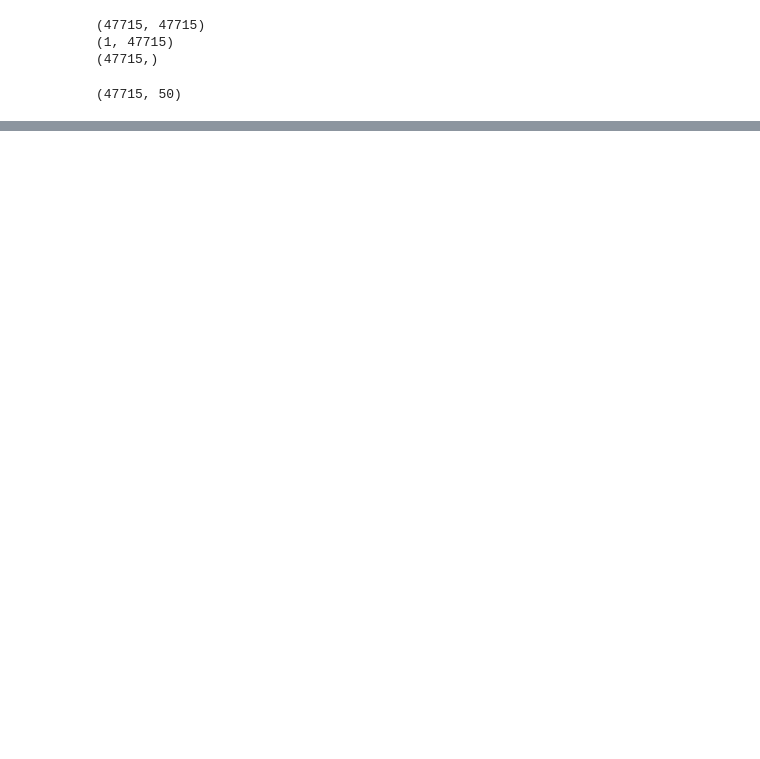
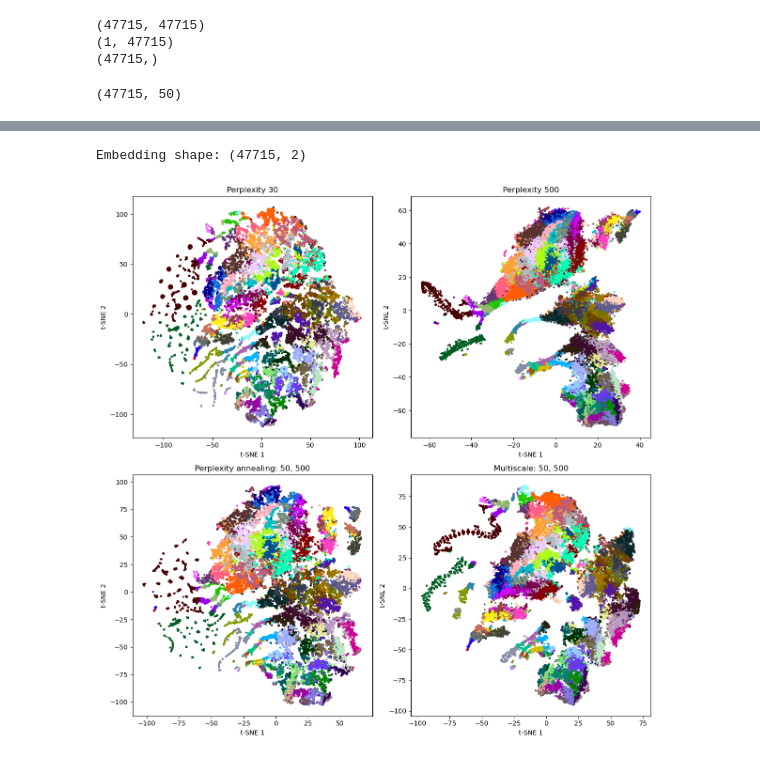
Before and after one commit to Ganglia-Guardian/AccelCluster-Visualizations, a Jupyter notebook: pca_tsne copy.ipynb, the cells around one changed output, grey strips where cells are left out. Cells and saved outputs as stored; diff of their text form; code cells hidden in the pictures; blank space fills up the shorter version.

Commit message:
update openTSNE files

```diff
--- a/pca_tsne copy.ipynb
+++ b/pca_tsne copy.ipynb
@@ -99,0 +249,9 @@ AttributeError: 'numpy.ndarray' object has no attribute 'verbose'
+# %%
+%%time
+embedding_pca_cosine_500 = openTSNE.TSNE(
+    perplexity=500,
+    initialization="pca",
+    metric="cosine",
+    n_jobs=8,
+    random_state=3,
+).fit(similarity_matrix_reduced)
@@ -99,0 +265,7 @@ AttributeError: 'numpy.ndarray' object has no attribute 'verbose'
+# %%
+%%time
+embedding_annealing = openTSNE.TSNE(
+    perplexity=500, metric="cosine", initialization="pca", n_jobs=8, random_state=3
+).fit(similarity_matrix_reduced)
+
+# perplexity 500 annealing
@@ -99,0 +289,10 @@ AttributeError: 'numpy.ndarray' object has no attribute 'verbose'
+# %%
+%%time
+affinities_multiscale_mixture = openTSNE.affinity.Multiscale(
+    similarity_matrix_reduced,
+    perplexities=[50, 500],
+    metric="cosine",
+    n_jobs=8,
+    random_state=3,
+)
+# multiscale
@@ -99,0 +307,22 @@ AttributeError: 'numpy.ndarray' object has no attribute 'verbose'
+# %%
+embedding_multiscale = openTSNE.TSNE(n_jobs=8).fit(
+    affinities=affinities_multiscale_mixture,
+    initialization=init,
+)
+# %%
+plot_single(embedding_multiscale)
+# %% [output]
+Embedding shape: (47715, 2)
+# %%
+# Summary
+fig, ax = plt.subplots(2, 2, figsize=(12, 12))
+
+plot(embedding_pca_cosine, ax[0, 0], "Perplexity 30")
+plot(embedding_pca_cosine_500, ax[0, 1], "Perplexity 500")
+plot(embedding_annealing, ax[1, 0], "Perplexity annealing: 50, 500")
+plot(embedding_multiscale, ax[1, 1], "Multiscale: 50, 500")
+
+plt.tight_layout()
+plt.show()
+# %% [output]
+[figure, added]
```
Also changed, not shown: parts of 32 cells of this notebook.
